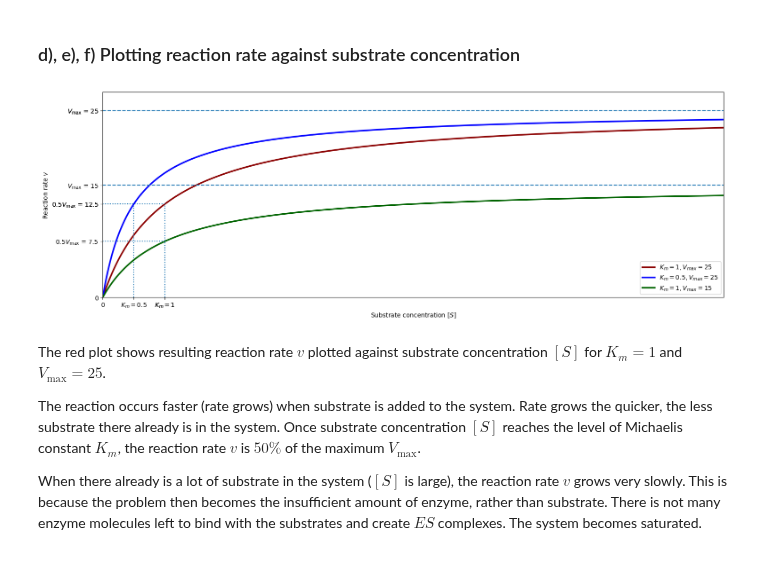
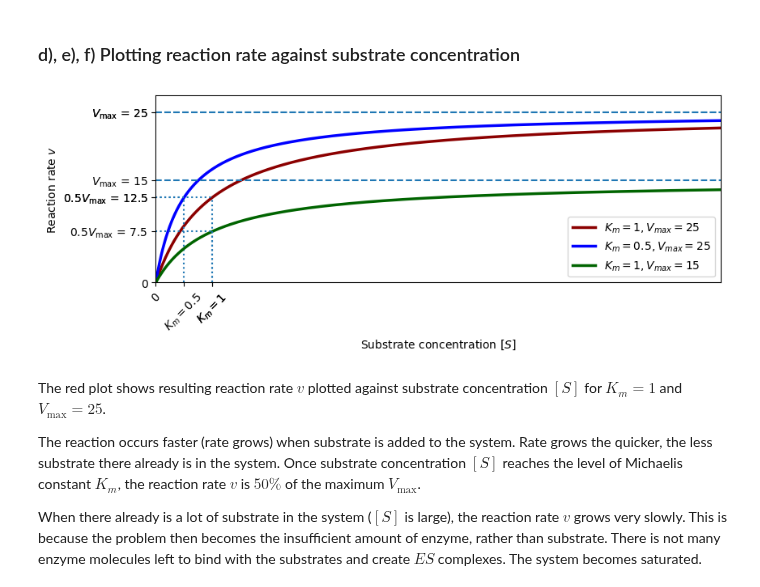
Before and after one commit to jonas4climate/metabolic-cellular-modelling, a Jupyter notebook: assignment1.ipynb, the cells around one changed output. Drawn from its saved outputs; the diff is of its cells as text; code cells hidden in the pictures.

```diff
--- a/assignment1.ipynb
+++ b/assignment1.ipynb
@@ -77,29 +77,29 @@ def plot_v_vs_s(ax, srange: np.ndarray, km: float, vmax: float, col="blue"):
     # Add km x-tick
     xticks = [*ax.get_xticks(), km]
     xticklabels = [*ax.get_xticklabels(), r"$K_m = $" + f"{km}"]
-    ax.set_xticks(xticks, labels=xticklabels)
+    ax.set_xticks(xticks, labels=xticklabels, rotation=45)
 
     # # Change colour of km x-tick
     # vind = np.where(ax.get_xticks() == km)[0][0]
     # ax.xaxis.get_ticklabels()[vind].set_color(col)
 # %%
-fig, ax = plt.subplots(1, 1, figsize=(18, 6))
+fig, ax = plt.subplots(1, 1, figsize=(9, 3))
 
 ax.set_xticks([0])
 ax.set_yticks([0])
 ax.set_xlim((srange[0], srange[-1]))
 ax.set_ylim((0, max(vmaxs) * 1.1))
 
 ax.set_xlabel("Substrate concentration " + r"$[S]$")
 ax.set_ylabel("Reaction rate " + r"$v$")
 
 for (km, vmax, pc) in zip(kms, vmaxs, plot_colours):
     plot_v_vs_s(ax, srange, km, vmax, col=pc)
 
 ax.legend(loc="lower right")
 plt.show()
 # %% [output]
-[figure, old version]
+[figure, new version]
 # %% [markdown]
 The red plot shows resulting reaction rate $v$ plotted against substrate concentration $[S]$ for $K_m = 1$ and $V_{\max} = 25$.
 
```
Also changed, not shown: parts of 10 cells of this notebook.
